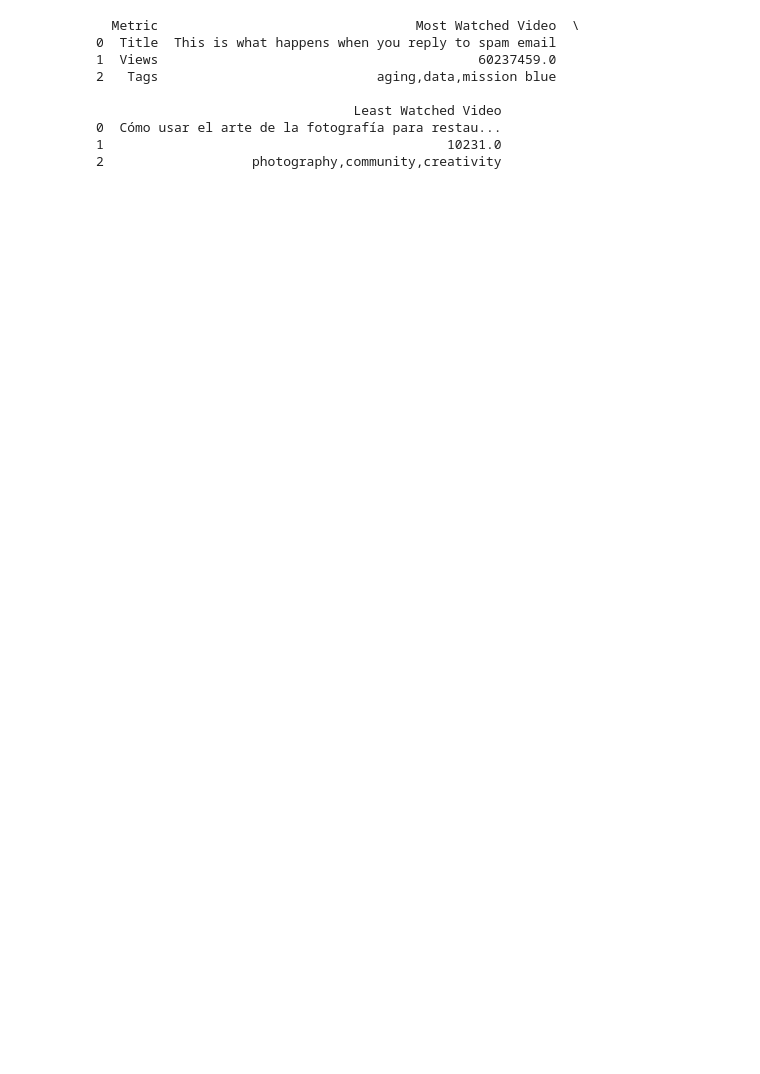
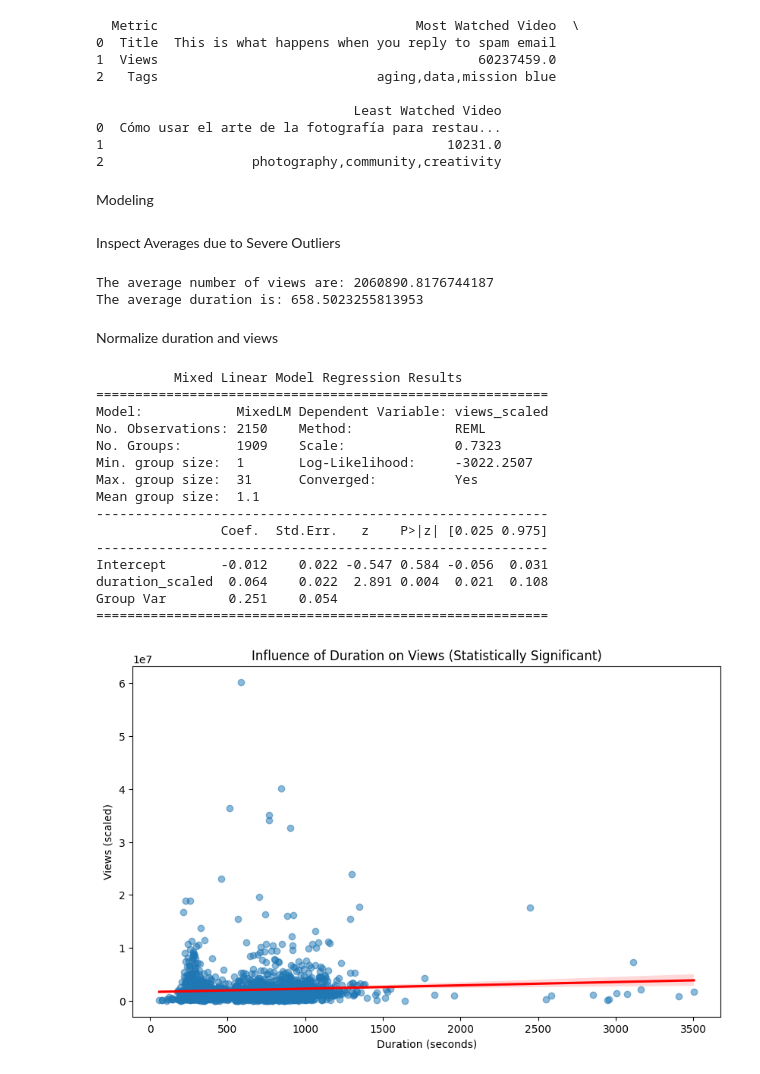
Before and after one commit to tanishqquraishi/data_science_project, a Jupyter notebook: main.ipynb, the cells around one changed output. Drawn from its saved outputs; the diff is of its cells as text; code cells hidden in the pictures; blank space fills up the shorter version.

Commit message:
model and eval

```diff
--- a/main.ipynb
+++ b/main.ipynb
@@ -190,3 +183,5 @@ print(comparison_df)
 0  Cómo usar el arte de la fotografía para restau...
 1                                            10231.0
 2                   photography,community,creativity
+# %% [markdown]
+Modeling
@@ -192,0 +221,57 @@ print(comparison_df)
+# %% [markdown]
+Inspect Averages due to Severe Outliers
+# %%
+# Calculate the average views
+average_views = df['views'].mean()
+print(f"The average number of views are: {average_views}")
+
+# Calculate average duration:
+average_duration = df["duration"].mean()
+print(f"The average duration is: {average_duration}")
+# %% [output]
+The average number of views are: 2060890.8176744187
+The average duration is: 658.5023255813953
+# %% [markdown]
+Normalize duration and views
+# %%
+
+
+
+# Normalize 'duration' and 'views' for better model convergence
+df['duration_scaled'] = (df['duration'] - df['duration'].mean()) / df['duration'].std()
+df['views_scaled'] = (df['views'] - df['views'].mean()) / df['views'].std()
+
+# Fit the LMM with scaled views
+model = smf.mixedlm("views_scaled ~ duration_scaled", df, groups=df["speaker_name"])
+result = model.fit()
+
+# Print the summary
+print(result.summary())
+
+# Visualization:
+if result.pvalues["duration_scaled"] < 0.05:
+    plt.figure(figsize=(10, 6))
+    sns.regplot(x="duration", y="views", data=df, scatter_kws={"alpha": 0.5}, line_kws={"color": "red"})
+    plt.title("Influence of Duration on Views (Statistically Significant)")
+    plt.xlabel("Duration (seconds)")
+    plt.ylabel("Views (scaled)")
+    plt.show()
+else:
+    print("Duration is not statistically significant. No visualization created.")
+# %% [output]
+          Mixed Linear Model Regression Results
+==========================================================
+Model:            MixedLM Dependent Variable: views_scaled
+No. Observations: 2150    Method:             REML
+No. Groups:       1909    Scale:              0.7323
+Min. group size:  1       Log-Likelihood:     -3022.2507
+Max. group size:  31      Converged:          Yes
+Mean group size:  1.1
+----------------------------------------------------------
+                Coef.  Std.Err.   z    P>|z| [0.025 0.975]
+----------------------------------------------------------
+Intercept       -0.012    0.022 -0.547 0.584 -0.056  0.031
+duration_scaled  0.064    0.022  2.891 0.004  0.021  0.108
+Group Var        0.251    0.054
+==========================================================
+[figure, added]
```
Also changed, not shown: parts of 7 cells of this notebook.
